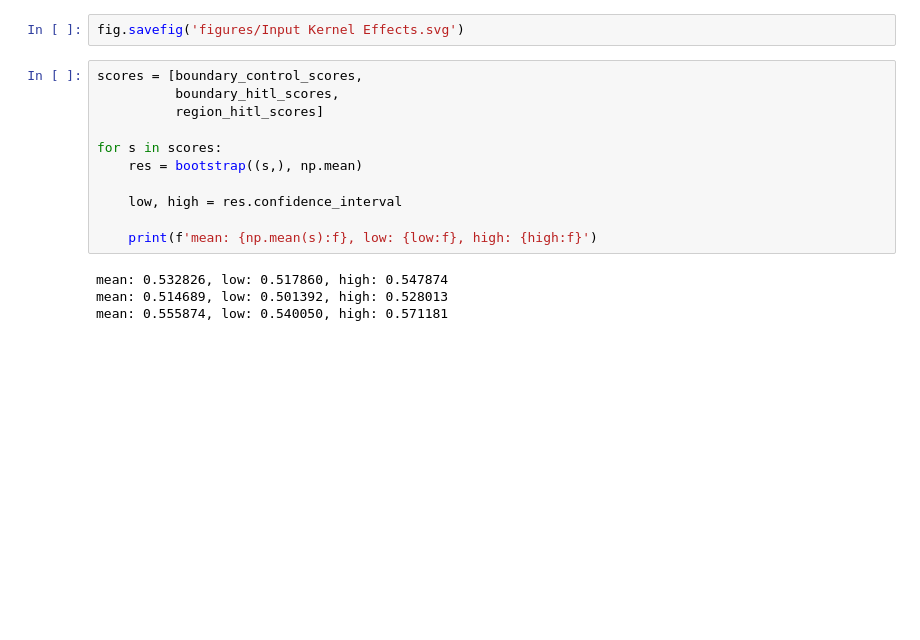
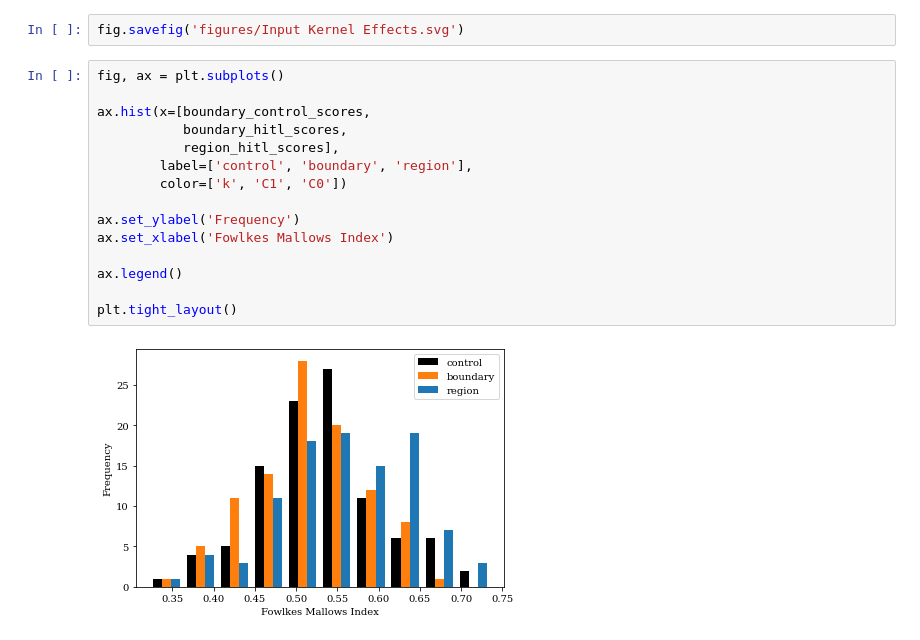
Before and after one commit to fadams-umd/CAMEO-HITL, a Jupyter notebook: create_figures.ipynb, the cells around one changed output. Cells and saved outputs as stored; diff of their text form; blank space fills up the shorter version.

```diff
--- a/create_figures.ipynb
+++ b/create_figures.ipynb
@@ -793,18 +791,20 @@ plt.tight_layout()
 [figure]
 # %%
 fig.savefig('figures/Input Kernel Effects.svg')
-# %%
-scores = [boundary_control_scores,
-          boundary_hitl_scores,
-          region_hitl_scores]
-
-for s in scores:
-    res = bootstrap((s,), np.mean)
-
-    low, high = res.confidence_interval
-
-    print(f'mean: {np.mean(s):f}, low: {low:f}, high: {high:f}')
-# %% [output]
-mean: 0.532826, low: 0.517860, high: 0.547874
-mean: 0.514689, low: 0.501392, high: 0.528013
-mean: 0.555874, low: 0.540050, high: 0.571181
+# %%
+fig, ax = plt.subplots()
+
+ax.hist(x=[boundary_control_scores,
+           boundary_hitl_scores,
+           region_hitl_scores],
+        label=['control', 'boundary', 'region'],
+        color=['k', 'C1', 'C0'])
+
+ax.set_ylabel('Frequency')
+ax.set_xlabel('Fowlkes Mallows Index')
+
+ax.legend()
+
+plt.tight_layout()
+# %% [output]
+[figure, added]
```
Also changed, not shown: parts of 6 cells of this notebook.
